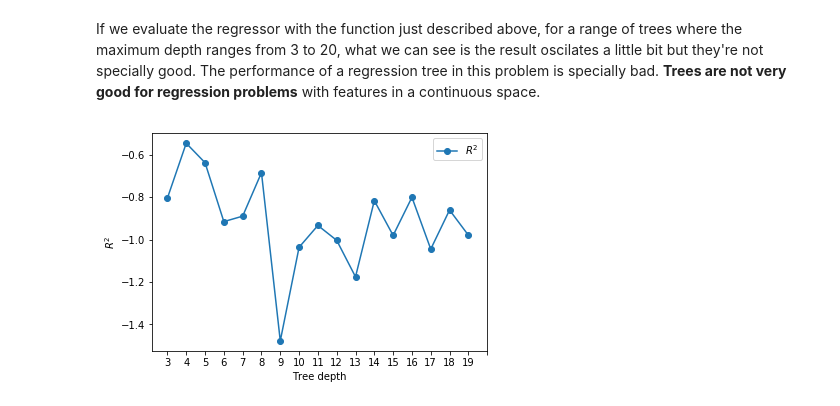
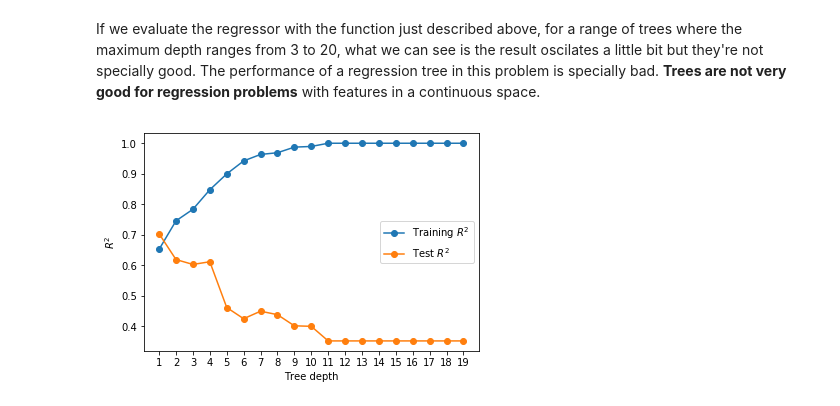
Before and after one commit to renero/uah, a Jupyter notebook: Tree based methods.ipynb, the cells around one changed output. Saved outputs shown, nothing was run; the diff lists cells and outputs as text; code cells hidden in the pictures.

```diff
--- a/Tree based methods.ipynb
+++ b/Tree based methods.ipynb
@@ -235,18 +241,24 @@ The MSE is: 314539617.0210
 If we evaluate the regressor with the function just described above, for a range of trees where the maximum depth ranges from 3 to 20, what we can see is the result oscilates a little bit but they're not specially good. The performance of a regression tree in this problem is specially bad. **Trees are not very good for regression problems** with features in a continuous space.
 # %%
 # Plot the $R^2$ values obtained when varying the depth of the tree
-r2s = []
-for i in range(3,20):
+min_depth = 1
+max_depth = 20
+r2s_train = []
+r2s_test = []
+for i in range(min_depth, max_depth):
     tree = DecisionTreeRegressor(random_state=0, max_depth=i).fit(X.train, Y.train)
+    r2, _ = evaluate_regressor(tree, X.train, Y.train)
+    r2s_train.append(r2)
     r2, _ = evaluate_regressor(tree, X.test, Y.test)
-    r2s.append(r2)
+    r2s_test.append(r2)
     del(tree)
 
-plt.plot(r2s, 'o-', label='$R^2$')
-plt.xticks(range(0,18), ['{}'.format(i) for i in range(3,20)])
+plt.plot(r2s_train, 'o-', label='Training $R^2$')
+plt.plot(r2s_test, 'o-', label='Test $R^2$')
+plt.xticks(range(min_depth-1, max_depth-1), ['{}'.format(i) for i in range(min_depth, max_depth)])
 plt.xlabel('Tree depth')
 plt.ylabel('$R^2$')
 plt.legend()
 plt.show()
 # %% [output]
-[figure, old version]
+[figure, new version]
```
Also changed, not shown: parts of 14 cells of this notebook.
